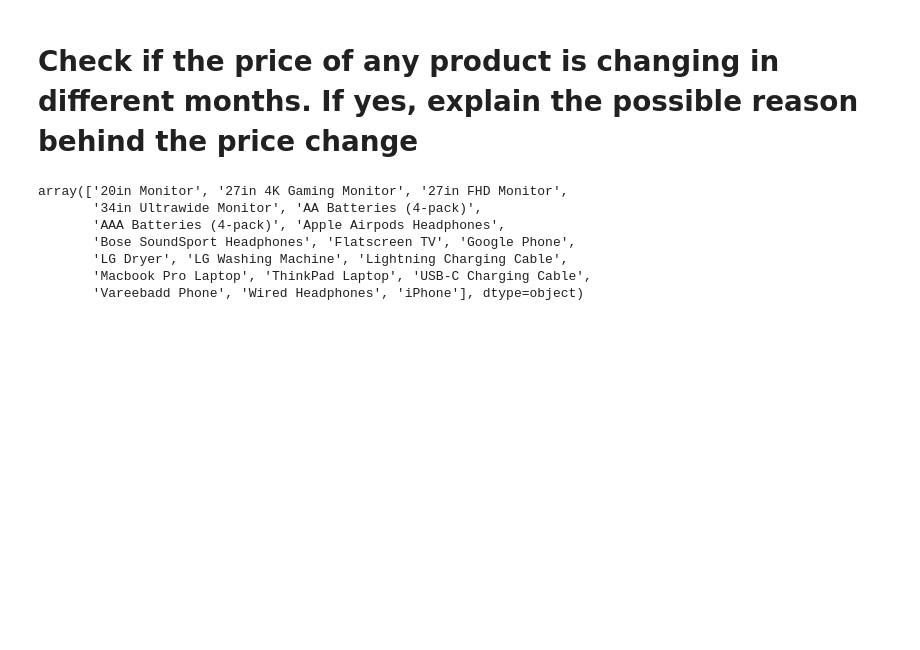
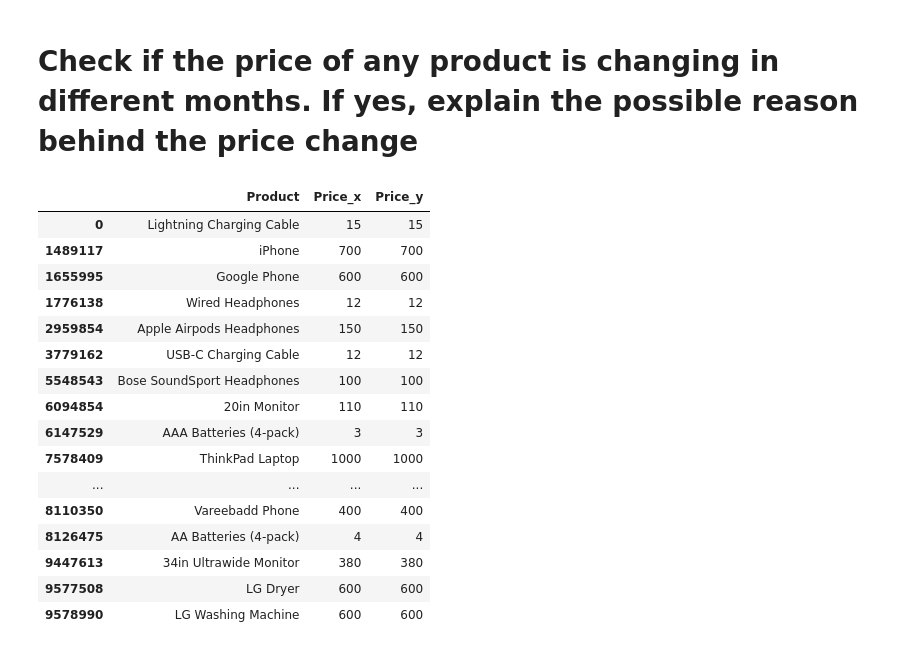
Before and after one commit to parn-jain/Data_Analytsis_Projects, a Jupyter notebook: Pandas/Sales EDA/Sales EDA.ipynb, the cells around one changed output. Saved outputs shown, nothing was run; the diff lists cells and outputs as text; code cells hidden in the pictures; blank space fills up the shorter version.

```diff
--- a/Pandas/Sales EDA/Sales EDA.ipynb
+++ b/Pandas/Sales EDA/Sales EDA.ipynb
@@ -542,15 +542,33 @@ apple airpods are most expensive
 # %%
 # int_df = pd.merge(d1, d2, how ='inner', on =['A', 'B'])
 jan_db
 feb_db
 # jan_feb = pd.merge(jan_db, feb_db, how = 'inner', on = ['Product','Product'])
 # jan_feb
-a = np.intersect1d(jan_db.Product, feb_db.Product)
+# a = np.intersect1d(jan_db.Product, feb_db.Product)
+# jan_feb = pd.merge(jan_db[['Product','Price']], feb_db[['Product','Price']], on='Product', how='inner')
+jan_feb = pd.merge(jan_db[['Product','Price']], feb_db[['Product','Price']], on='Product', how='inner')
+tmarch = pd.merge(jan_feb,  )
+jan_feb.drop_duplicates()
+# jan_feb
+# jan_db = month_db[1]
+# jan_db[['Product','Price']]
+# jan_db
 # %% [output]
-array(['20in Monitor', '27in 4K Gaming Monitor', '27in FHD Monitor',
-       '34in Ultrawide Monitor', 'AA Batteries (4-pack)',
-       'AAA Batteries (4-pack)', 'Apple Airpods Headphones',
-       'Bose SoundSport Headphones', 'Flatscreen TV', 'Google Phone',
-       'LG Dryer', 'LG Washing Machine', 'Lightning Charging Cable',
-       'Macbook Pro Laptop', 'ThinkPad Laptop', 'USB-C Charging Cable',
-       'Vareebadd Phone', 'Wired Headphones', 'iPhone'], dtype=object)
+|  | Product | Price_x | Price_y |
+| 0 | Lightning Charging Cable | 15 | 15 |
+| 1489117 | iPhone | 700 | 700 |
+| 1655995 | Google Phone | 600 | 600 |
+| 1776138 | Wired Headphones | 12 | 12 |
+| 2959854 | Apple Airpods Headphones | 150 | 150 |
+| 3779162 | USB-C Charging Cable | 12 | 12 |
+| 5548543 | Bose SoundSport Headphones | 100 | 100 |
+| 6094854 | 20in Monitor | 110 | 110 |
+| 6147529 | AAA Batteries (4-pack) | 3 | 3 |
+| 7578409 | ThinkPad Laptop | 1000 | 1000 |
+| ... | ... | ... | ... |
+| 8110350 | Vareebadd Phone | 400 | 400 |
+| 8126475 | AA Batteries (4-pack) | 4 | 4 |
+| 9447613 | 34in Ultrawide Monitor | 380 | 380 |
+| 9577508 | LG Dryer | 600 | 600 |
+| 9578990 | LG Washing Machine | 600 | 600 |
```
Also changed, not shown: parts of 8 cells of this notebook.
